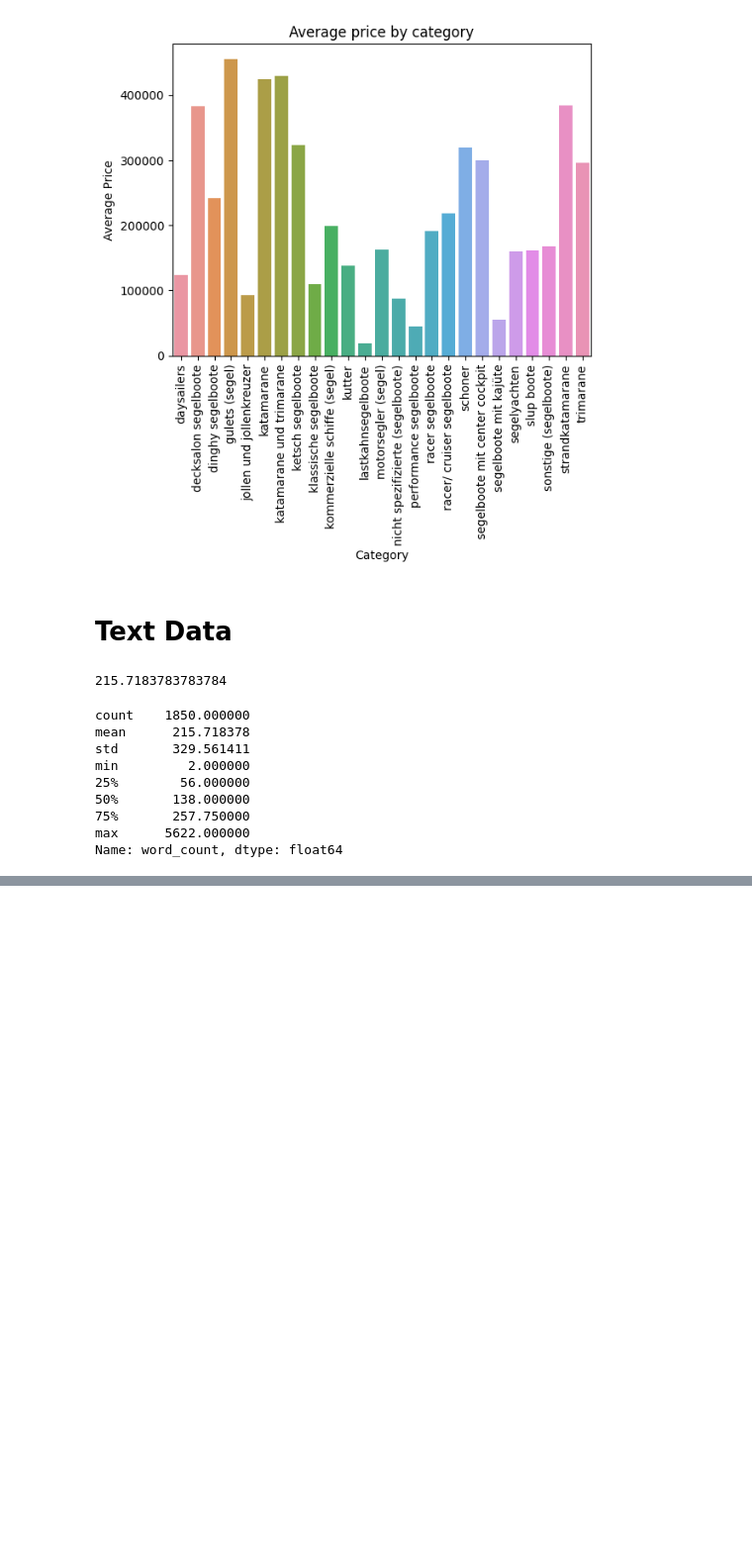
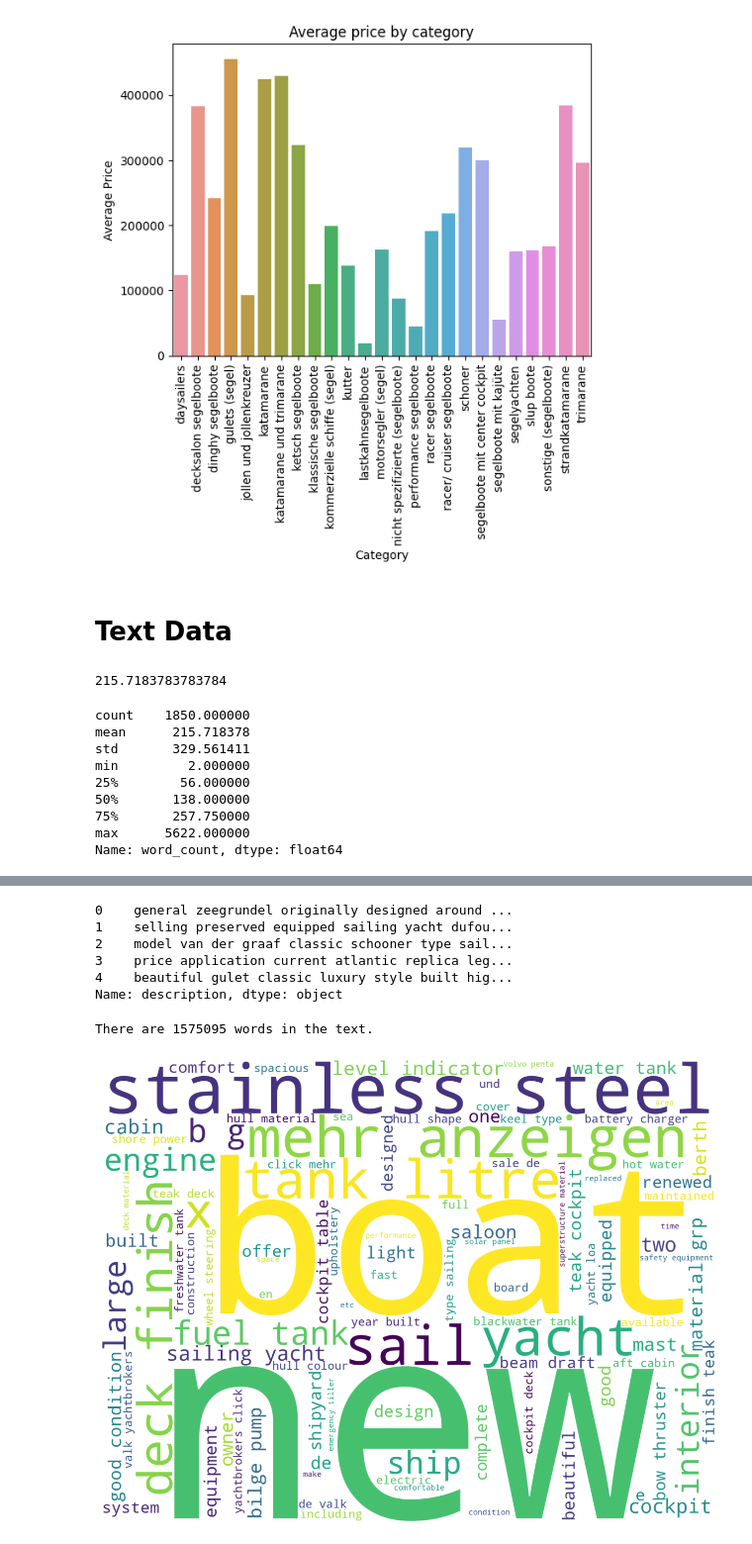
Before and after one commit to nugroho1234/shipping-listing-price-prediction, a Jupyter notebook: Ship Listing Price Notebook.ipynb, the cells around one changed output, grey strips where cells are left out. Shown at 99% size. Cells and saved outputs as stored; diff of their text form; code cells hidden in the pictures; blank space fills up the shorter version.

```diff
--- a/Ship Listing Price Notebook.ipynb
+++ b/Ship Listing Price Notebook.ipynb
@@ -347,0 +474,24 @@ True
+# %%
+df_text = df['description'].apply(text_prepare)
+# %%
+df_text.head()
+# %% [output]
+0    general zeegrundel originally designed around ...
+1    selling preserved equipped sailing yacht dufou...
+2    model van der graaf classic schooner type sail...
+3    price application current atlantic replica leg...
+4    beautiful gulet classic luxury style built hig...
+Name: description, dtype: object
+# %%
+text = " ".join(sent for sent in df_text)
+print("There are {} words in the text.".format(len(text)))
+# %% [output]
+There are 1575095 words in the text.
+# %%
+wordcloud = WordCloud(background_color = "white", height=1200, width= 1600, collocations=True , max_words= 100).generate(text)
+plt.figure(figsize= (16,12))
+plt.imshow(wordcloud, interpolation = 'bilinear')
+plt.axis("off")
+plt.show()
+# %% [output]
+[figure, added]
```
Also changed, not shown: parts of 51 cells of this notebook, 6 other files.
